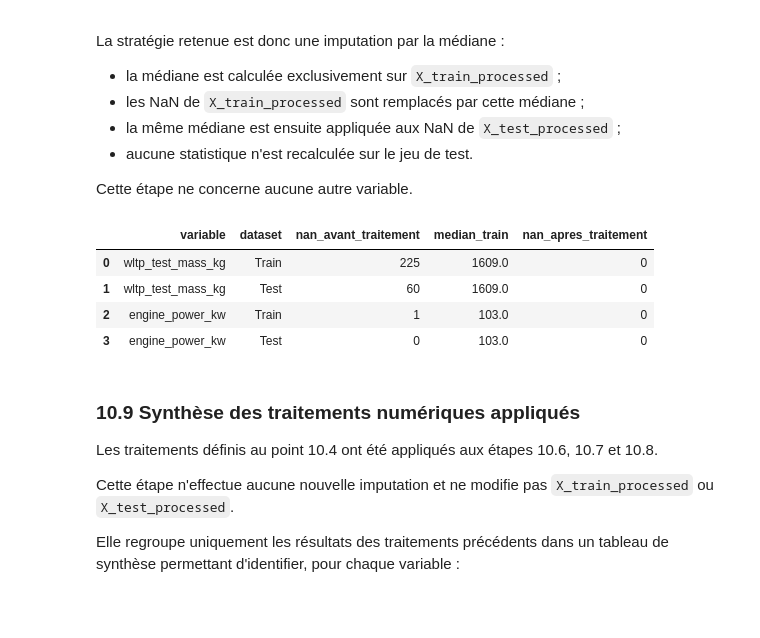
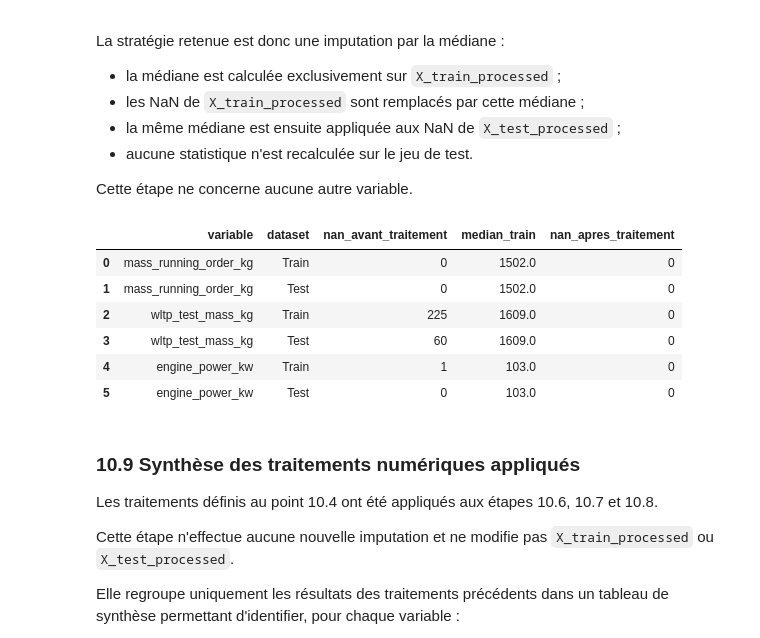
Before and after one commit to julienmbandong/vehicle-emissions-prediction-mlops, a Jupyter notebook: notebooks/03_ml_preprocessing/03_train_test_preprocessing.ipynb, the cells around one changed output. Cells and saved outputs as stored; diff of their text form; code cells hidden in the pictures; blank space fills up the shorter version.

Commit message:
fix: handle missing mass running order values

```diff
--- a/notebooks/03_ml_preprocessing/03_train_test_preprocessing.ipynb
+++ b/notebooks/03_ml_preprocessing/03_train_test_preprocessing.ipynb
@@ -1898,6 +1901,7 @@ Cette étape ne concerne aucune autre variable.
 # ---------------------------------------------------------------------
 
 rare_missing_columns = [
+    "mass_running_order_kg",
     "wltp_test_mass_kg",
     "engine_power_kw",
 ]
@@ -1963,37 +1967,39 @@ for column in rare_missing_columns:
     # Rapport
     rare_imputation_report.extend(
         [
             {
                 "variable": column,
                 "dataset": "Train",
                 "nan_avant_traitement": train_missing_count,
                 "median_train": median_train,
                 "nan_apres_traitement": train_remaining_nan,
             },
             {
                 "variable": column,
                 "dataset": "Test",
                 "nan_avant_traitement": test_missing_count,
                 "median_train": median_train,
                 "nan_apres_traitement": test_remaining_nan,
             },
         ]
     )
 
 
 rare_imputation_report_df = pd.DataFrame(
     rare_imputation_report
 )
 
 display(
     rare_imputation_report_df
 )
 # %% [output]
 |  | variable | dataset | nan_avant_traitement | median_train | nan_apres_traitement |
-| 0 | wltp_test_mass_kg | Train | 225 | 1609.0 | 0 |
-| 1 | wltp_test_mass_kg | Test | 60 | 1609.0 | 0 |
-| 2 | engine_power_kw | Train | 1 | 103.0 | 0 |
-| 3 | engine_power_kw | Test | 0 | 103.0 | 0 |
+| 0 | mass_running_order_kg | Train | 0 | 1502.0 | 0 |
+| 1 | mass_running_order_kg | Test | 0 | 1502.0 | 0 |
+| 2 | wltp_test_mass_kg | Train | 225 | 1609.0 | 0 |
+| 3 | wltp_test_mass_kg | Test | 60 | 1609.0 | 0 |
+| 4 | engine_power_kw | Train | 1 | 103.0 | 0 |
+| 5 | engine_power_kw | Test | 0 | 103.0 | 0 |
 # %% [markdown]
 ### 10.9 Synthèse des traitements numériques appliqués
 
```
Also changed, not shown: parts of 2 cells of this notebook, 1 other file.
